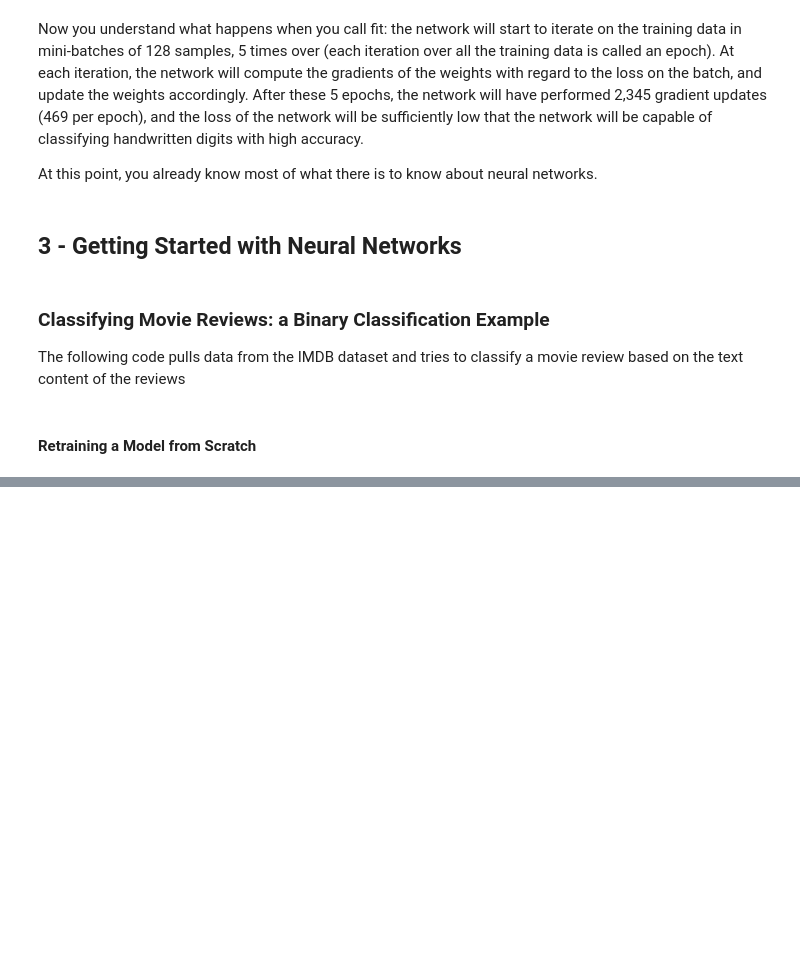
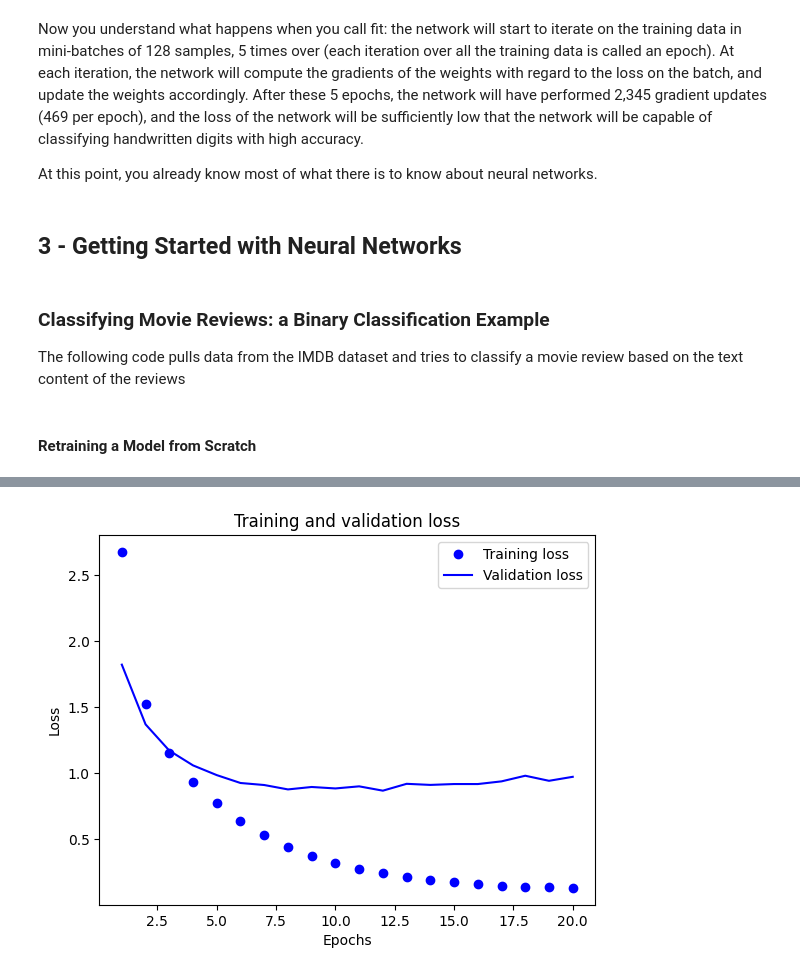
Before and after one commit to zkastl/ML_Practice, a Jupyter notebook: DeepLearningPythonBook/Notes.ipynb, the cells around one changed output, grey strips where cells are left out. Drawn from its saved outputs; the diff is of its cells as text; code cells hidden in the pictures; blank space fills up the shorter version.

```diff
--- a/DeepLearningPythonBook/Notes.ipynb
+++ b/DeepLearningPythonBook/Notes.ipynb
@@ -230,0 +233,96 @@ print(model.predict(x_test))
+# %%
+import copy
+import matplotlib.pyplot as plt
+import numpy as np
+
+from keras import models
+from keras import layers
+from keras.datasets import reuters
+
+def vectorize_sequences(sequences, dimension=10000):
+    results = np.zeros((len(sequences), dimension))
+    for i, sequence in enumerate(sequences):
+        results[i, sequence] = 1
+
+    return results
+
+def to_one_hot(labels, dimension=46):
+    results = np.zeros((len(labels), dimension))
+    for i, label in enumerate(labels):
+        results[i, label] = 1
+
+    return results
+
+(train_data, train_labels), (test_data, test_labels) = reuters.load_data(num_words=10000)
+
+print(len(train_data))
+print(len(test_data))
+print(train_data[10])
+
+word_index = reuters.get_word_index()
+reverse_word_index = dict([(value, key) for (key, value) in word_index.items()])
+decoded_newswire = ' '.join([reverse_word_index.get(i - 3, '?') for i in train_data[0]])
+print(decoded_newswire)
+
+x_train = vectorize_sequences(train_data)
+x_test  = vectorize_sequences(test_data)
+one_hot_train_labels = to_one_hot(train_labels)
+one_hot_test_labels = to_one_hot(test_labels)
+
+model = models.Sequential()
+model.add(layers.Dense(64, activation='relu', input_shape=(10000,)))
+model.add(layers.Dense(64, activation='relu'))
+model.add(layers.Dense(46, activation='softmax'))
+
+model.compile(optimizer='rmsprop', loss='categorical_crossentropy', metrics=['accuracy'])
+
+x_val = x_train[:1000]
+y_val = one_hot_train_labels[:1000]
+partial_x_train = x_train[1000:]
+partial_y_train = one_hot_train_labels[1000:]
+
+history = model.fit(partial_x_train, partial_y_train, epochs=20, batch_size=512, validation_data=(x_val, y_val))
+loss = history.history['loss']
+val_loss = history.history['val_loss']
+epochs = range(1, len(loss) + 1)
+
+plt.plot(epochs, loss, 'bo', label='Training loss')
+plt.plot(epochs, val_loss, 'b', label='Validation loss')
+plt.title('Training and validation loss')
+plt.xlabel('Epochs')
+plt.ylabel('Loss')
+plt.legend()
+plt.show()
+
+plt.clf()
+
+acc = history.history['accuracy']
+val_acc = history.history['val_accuracy']
+
+plt.plot(epochs, acc, 'bo', label='Training acc')
+plt.plot(epochs, val_acc, 'b', label='Validation acc')
+plt.title('Training and validation accuracy')
+plt.xlabel('Epochs')
+plt.ylabel('Accuracy')
+plt.legend()
+
+plt.show()
+
+
+model = models.Sequential()
+model.add(layers.Dense(128, activation='relu', input_shape=(10000,)))
+model.add(layers.Dense(128, activation='relu'))
+model.add(layers.Dense(46, activation='softmax'))
+
+model.compile(optimizer='rmsprop',
+              loss='categorical_crossentropy',
+              metrics=['accuracy'])
+history = model.fit(partial_x_train,
+          partial_y_train,
+          epochs=9,
+          batch_size=512,
+          validation_data=(x_val, y_val))
+results = model.evaluate(x_test, one_hot_test_labels)
+
+results
+# %% [output]
@@ -230,0 +346 @@ print(model.predict(x_test))
+[figure, added]
```
Also changed, not shown: parts of 2 cells of this notebook.
